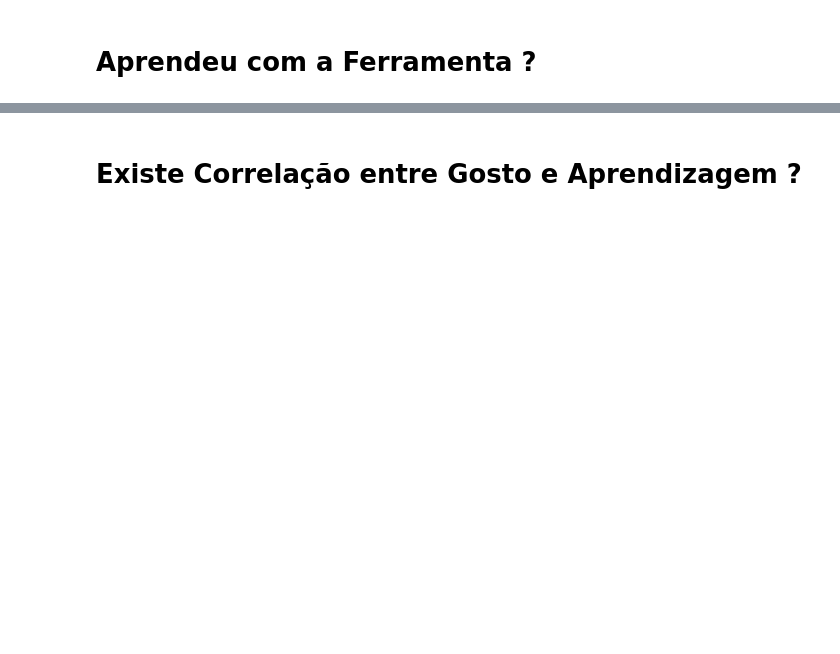
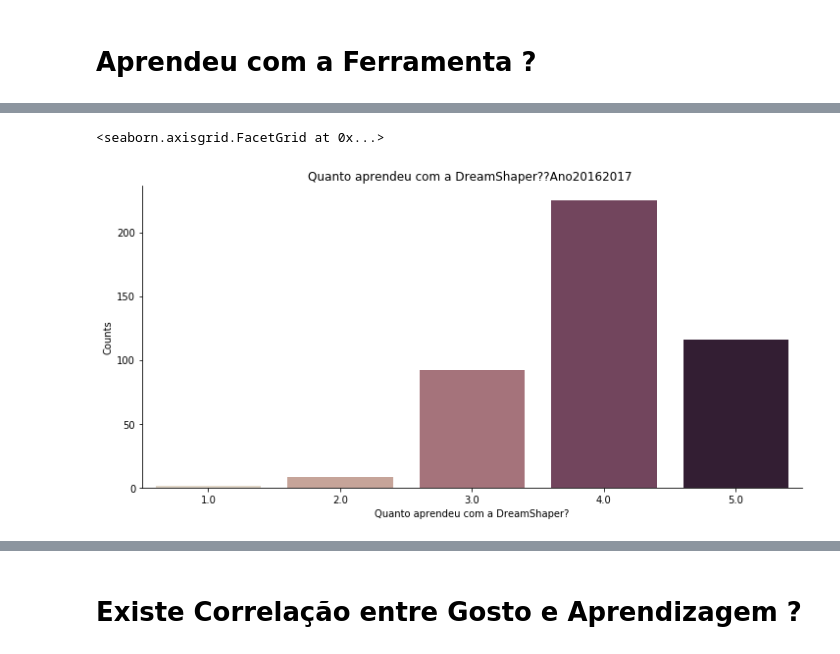
Before and after one commit to DSWorkPortugal/MscThesisFernando, a Jupyter notebook: DataAnalysis.ipynb, the cells around one changed output, grey strips where cells are left out. Drawn from its saved outputs; the diff is of its cells as text; code cells hidden in the pictures; blank space fills up the shorter version.

```diff
--- a/DataAnalysis.ipynb
+++ b/DataAnalysis.ipynb
@@ -129,8 +227,11 @@ a1_ax3.set(xlabel='Quanto aprendeu com a DreamShaper?', ylabel='Counts', title='
 # %%
 
 #Ano20162017
-a1_ax4 =  sns.catplot(x="Quanto aprendeu com a DreamShaper?", kind="count", palette="ch:.25", data=Ano20162017, aspect = 2 )
+a1_ax4 =  sns.catplot(x="Quanto aprendeu com a DreamShaper?Encod", kind="count", palette="ch:.25", data=Ano20162017, aspect = 2 )
 a1_ax4.set(xlabel='Quanto aprendeu com a DreamShaper?', ylabel='Counts', title='Quanto aprendeu com a DreamShaper??Ano20162017 ')
+# %% [output]
+<seaborn.axisgrid.FacetGrid at 0x...>
+[figure, added]
 # %%
 
 #Ano20172018
```
Also changed, not shown: parts of 34 cells of this notebook.
